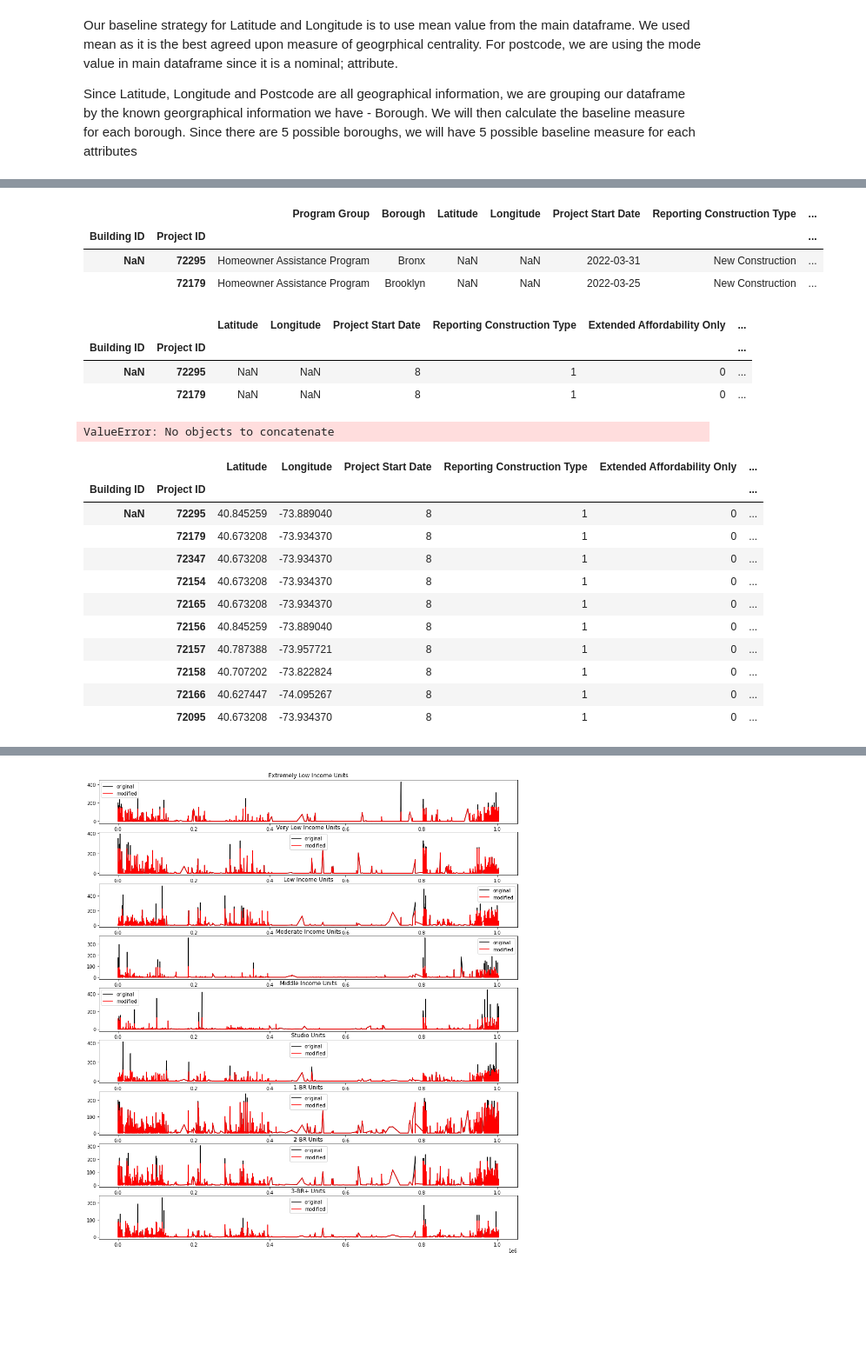
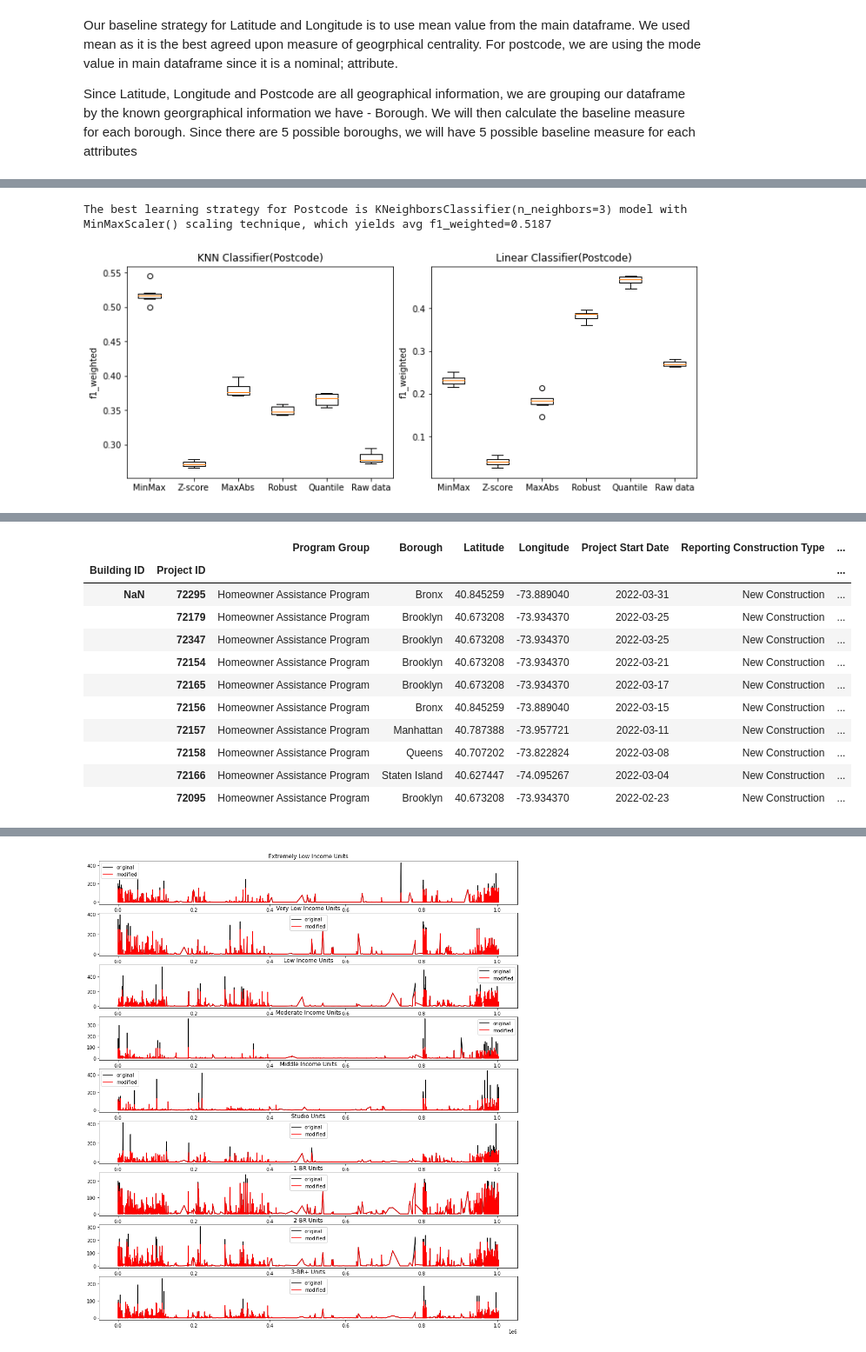
Before and after one commit to tejusrevi/nyc-housing, a Jupyter notebook: project.ipynb, the cells around one changed output, grey strips where cells are left out. Shown at 87% size. Saved outputs shown, nothing was run; the diff lists cells and outputs as text; code cells hidden in the pictures; blank space fills up the shorter version.

```diff
--- a/project.ipynb
+++ b/project.ipynb
@@ -604,25 +602,22 @@ def baseline_strategy(df, referenceDf):
     df = df.copy()
     # for each borough
     for borough in referenceDf['Borough'].unique():
-        print("here")
-        print("here")
-        # Use mode within the borough as baseline strategy for postcode
-        if 'Postcode' in df:
-            print("heeere")
-            mode_postcode_within_borough = referenceDf[referenceDf['Borough'] == borough]['Postcode'].mode().iloc[0]
-            print(df['Borough'] == borough)
-            new_rows_postcode.append(df[df['Borough'] == borough]['Postcode'].fillna(mode_postcode_within_borough))
-        # Use mode within the borough as baseline strategy for neighborhood
-        if 'Neighborhood' in df:
-            mode_neighborhood_within_borough = referenceDf[referenceDf['Borough'] == borough]['Neighborhood'].mode().iloc[0]
-            new_rows_postcode.append(df[df['Borough'] == borough]['Neighborhood'].fillna(mode_neighborhood_within_borough))
-        # Use centroid (ie, mean) within the borough as baseline strategy for latitude and longitude
-        mean_latitude_within_borough = referenceDf[referenceDf['Borough'] == borough]['Latitude'].mean()
-        mean_longitude_within_borough = referenceDf[referenceDf['Borough'] == borough]['Longitude'].mean()
+        if borough in df['Borough'].unique():
+            # Use mode within the borough as baseline strategy for postcode
+            if 'Postcode' in df:
+                mode_postcode_within_borough = referenceDf[referenceDf['Borough'] == borough]['Postcode'].mode().iloc[0]
+                new_rows_postcode.append(df[df['Borough'] == borough]['Postcode'].fillna(mode_postcode_within_borough))
+            # Use mode within the borough as baseline strategy for neighborhood
+            if 'Neighborhood' in df:
+                mode_neighborhood_within_borough = referenceDf[referenceDf['Borough'] == borough]['Neighborhood'].mode().iloc[0]
+                new_rows_neighborhood.append(df[df['Borough'] == borough]['Neighborhood'].fillna(mode_neighborhood_within_borough))
+            # Use centroid (ie, mean) within the borough as baseline strategy for latitude and longitude
+            mean_latitude_within_borough = referenceDf[referenceDf['Borough'] == borough]['Latitude'].mean()
+            mean_longitude_within_borough = referenceDf[referenceDf['Borough'] == borough]['Longitude'].mean()
 
-        # Replace null values with newly calculated baseline values
-        new_rows_latitude.append(df[df[borough] != 0]['Latitude'].fillna(mean_latitude_within_borough))
-        new_rows_longitude.append(df[df[borough] != 0]['Longitude'].fillna(mean_longitude_within_borough))
+            # Replace null values with newly calculated baseline values
+            new_rows_latitude.append(df[df['Borough'] == borough]['Latitude'].fillna(mean_latitude_within_borough))
+            new_rows_longitude.append(df[df['Borough'] == borough]['Longitude'].fillna(mean_longitude_within_borough))
     if 'Postcode' in df:
         df['Postcode'] = pd.concat(new_rows_postcode)
     if 'Neighborhood' in df:
@@ -727,7 +742,10 @@ le.fit(encoded_df['Postcode'])
 encoded_df['Postcode'] = le.transform(encoded_df['Postcode'])
 
 # find best learning strategy for Postcode
-#find_best_learning_strategy(encoded_df, 'Postcode', arr_scalers, classification_models, 'f1_weighted', lower_is_better=False);
+find_best_learning_strategy(encoded_df, 'Postcode', arr_scalers, classification_models, 'f1_weighted', lower_is_better=False);
+# %% [output]
+The best learning strategy for Postcode is KNeighborsClassifier(n_neighbors=3) model with MinMaxScaler() scaling technique, which yields avg f1_weighted=0.5187
+[figure, added]
 # %% [markdown]
 ### Improving f1-score of postcode through binning
 
@@ -805,39 +823,23 @@ null_records_df = null_records_df.drop(columns=['Postcode'], errors='ignore')
 encoded_df = encodeDataframe(df)
 encoded_confidential_records_df = encodeDataframe(confidential_records_df, df)
 encoded_null_records_df = encodeDataframe(null_records_df, df)
-# %%
-confidential_records_df.head(2)
-# %% [output]
-|  |  | Program Group | Borough | Latitude | Longitude | Project Start Date | Reporting Construction Type | ... |
-| Building ID | Project ID |  |  |  |  |  |  | ... |
-| NaN | 72295 | Homeowner Assistance Program | Bronx | NaN | NaN | 2022-03-31 | New Construction | ... |
-|  | 72179 | Homeowner Assistance Program | Brooklyn | NaN | NaN | 2022-03-25 | New Construction | ... |
-# %%
-encoded_confidential_records_df.head(2)
-# %% [output]
-|  |  | Latitude | Longitude | Project Start Date | Reporting Construction Type | Extended Affordability Only | ... |
-| Building ID | Project ID |  |  |  |  |  | ... |
-| NaN | 72295 | NaN | NaN | 8 | 1 | 0 | ... |
-|  | 72179 | NaN | NaN | 8 | 1 | 0 | ... |
 # %%
 # Find baseline strategy again
 confidential_records_df_b = baseline_strategy(confidential_records_df, df)
 null_records_df_b = baseline_strategy(null_records_df, df)
-# %% [output]
-ValueError: No objects to concatenate
 # %%
-encoded_confidential_records_df_b.head(10)
+confidential_records_df_b.head(10)
 # %% [output]
-|  |  | Latitude | Longitude | Project Start Date | Reporting Construction Type | Extended Affordability Only | ... |
-| Building ID | Project ID |  |  |  |  |  | ... |
-| NaN | 72295 | 40.845259 | -73.889040 | 8 | 1 | 0 | ... |
-|  | 72179 | 40.673208 | -73.934370 | 8 | 1 | 0 | ... |
-|  | 72347 | 40.673208 | -73.934370 | 8 | 1 | 0 | ... |
-|  | 72154 | 40.673208 | -73.934370 | 8 | 1 | 0 | ... |
-|  | 72165 | 40.673208 | -73.934370 | 8 | 1 | 0 | ... |
-|  | 72156 | 40.845259 | -73.889040 | 8 | 1 | 0 | ... |
-|  | 72157 | 40.787388 | -73.957721 | 8 | 1 | 0 | ... |
-|  | 72158 | 40.707202 | -73.822824 | 8 | 1 | 0 | ... |
-|  | 72166 | 40.627447 | -74.095267 | 8 | 1 | 0 | ... |
-|  | 72095 | 40.673208 | -73.934370 | 8 | 1 | 0 | ... |
+|  |  | Program Group | Borough | Latitude | Longitude | Project Start Date | Reporting Construction Type | ... |
+| Building ID | Project ID |  |  |  |  |  |  | ... |
+| NaN | 72295 | Homeowner Assistance Program | Bronx | 40.845259 | -73.889040 | 2022-03-31 | New Construction | ... |
+|  | 72179 | Homeowner Assistance Program | Brooklyn | 40.673208 | -73.934370 | 2022-03-25 | New Construction | ... |
+|  | 72347 | Homeowner Assistance Program | Brooklyn | 40.673208 | -73.934370 | 2022-03-25 | New Construction | ... |
+|  | 72154 | Homeowner Assistance Program | Brooklyn | 40.673208 | -73.934370 | 2022-03-21 | New Construction | ... |
+|  | 72165 | Homeowner Assistance Program | Brooklyn | 40.673208 | -73.934370 | 2022-03-17 | New Construction | ... |
+|  | 72156 | Homeowner Assistance Program | Bronx | 40.845259 | -73.889040 | 2022-03-15 | New Construction | ... |
+|  | 72157 | Homeowner Assistance Program | Manhattan | 40.787388 | -73.957721 | 2022-03-11 | New Construction | ... |
+|  | 72158 | Homeowner Assistance Program | Queens | 40.707202 | -73.822824 | 2022-03-08 | New Construction | ... |
+|  | 72166 | Homeowner Assistance Program | Staten Island | 40.627447 | -74.095267 | 2022-03-04 | New Construction | ... |
+|  | 72095 | Homeowner Assistance Program | Brooklyn | 40.673208 | -73.934370 | 2022-02-23 | New Construction | ... |
 # %%
```
Also changed, not shown: parts of 31 cells of this notebook.
